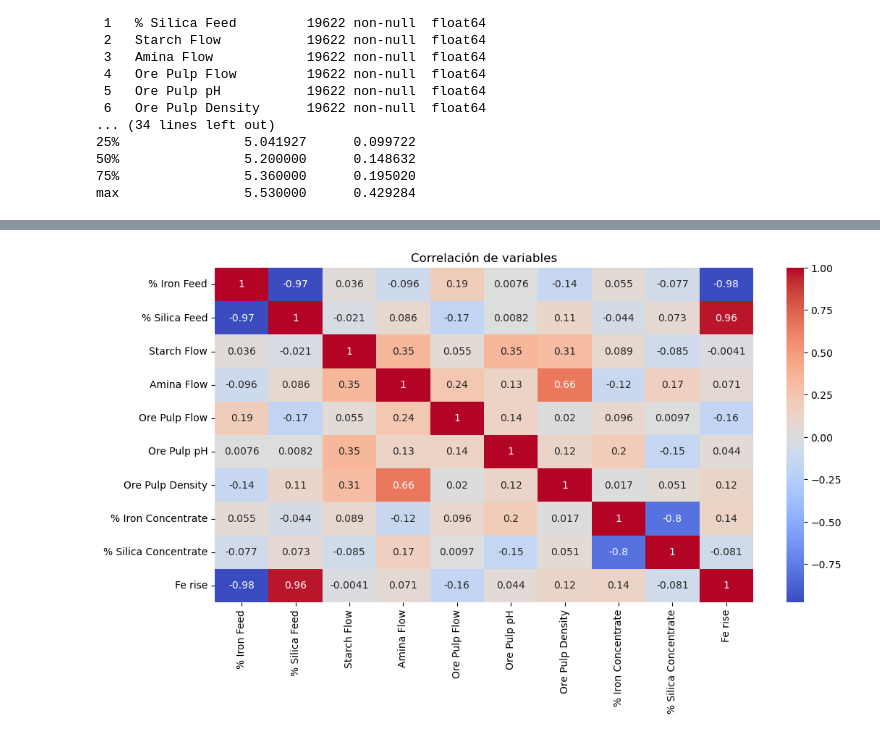
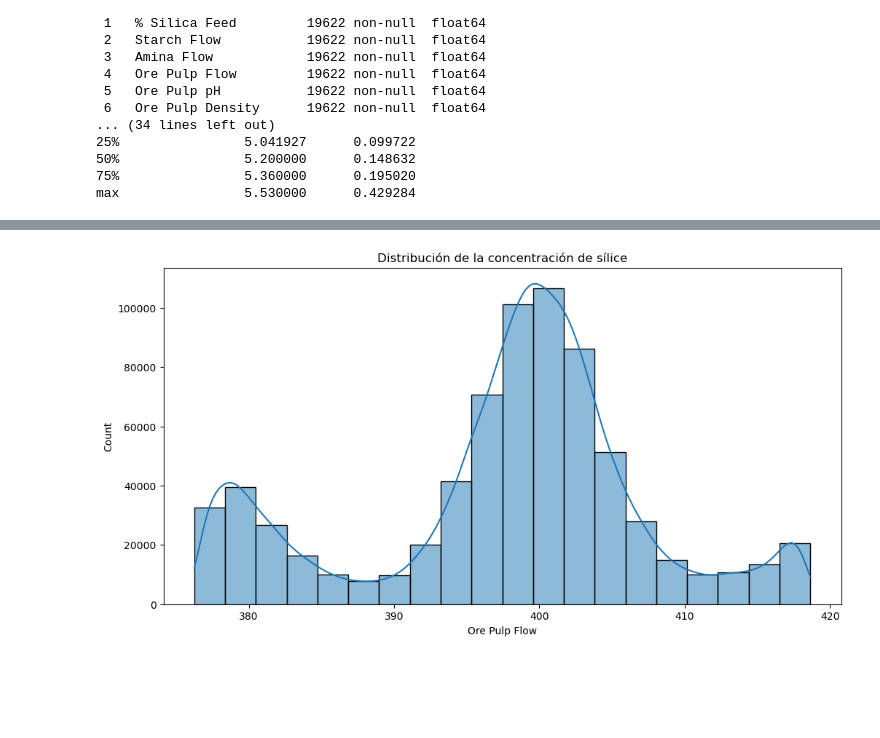
Before and after one commit to JohnLopez15/Mineria_2, a Jupyter notebook: notebook.ipynb, the cells around one changed output, grey strips where cells are left out. Cells and saved outputs as stored; diff of their text form; code cells hidden in the pictures; blank space fills up the shorter version.

```diff
--- a/notebook.ipynb
+++ b/notebook.ipynb
@@ -133,8 +135,9 @@ plt.show()
 # %% [output]
 [figure]
 # %%
-#se crea un data filtrado en donde el valor de % Silica Concentrate sea mayor a 4
+#se crea un data filtrado en donde el valor de % Silica Concentrate sea mayor a 5
 data_filtrado = data_01[data_01['% Silica Concentrate'] > 5]
+data_filtrado_2 = data_01[data_01['% Silica Concentrate'] <= 5]
 print(data_filtrado.info())
 espacios()
 print(data_filtrado.describe())
@@ -182,0 +162,6 @@ max                5.530000     0.545157
+# %%
+columna_evaluada="Ore Pulp Flow"
+plt.figure(figsize=(12, 6))
+sns.histplot(data_filtrado[columna_evaluada], kde=True, bins=sturges(data_filtrado[columna_evaluada]))
+plt.title('Distribución de la concentración de sílice')
+plt.show()
@@ -183,7 +170,7 @@ max                5.530000     0.545157
 # %%
 plt.figure(figsize=(12, 6))
-sns.heatmap(data_01_hourly.corr(), annot=True, cmap='coolwarm')
-plt.title('Correlación de variables')
+sns.histplot(data_filtrado_2[columna_evaluada], kde=True, bins=sturges(data_filtrado_2[columna_evaluada]))
+plt.title('Distribución de la concentración de sílice')
 plt.show()
 # %% [output]
-[figure, old version]
+[figure, new version]
```
Also changed, not shown: parts of 8 cells of this notebook.
